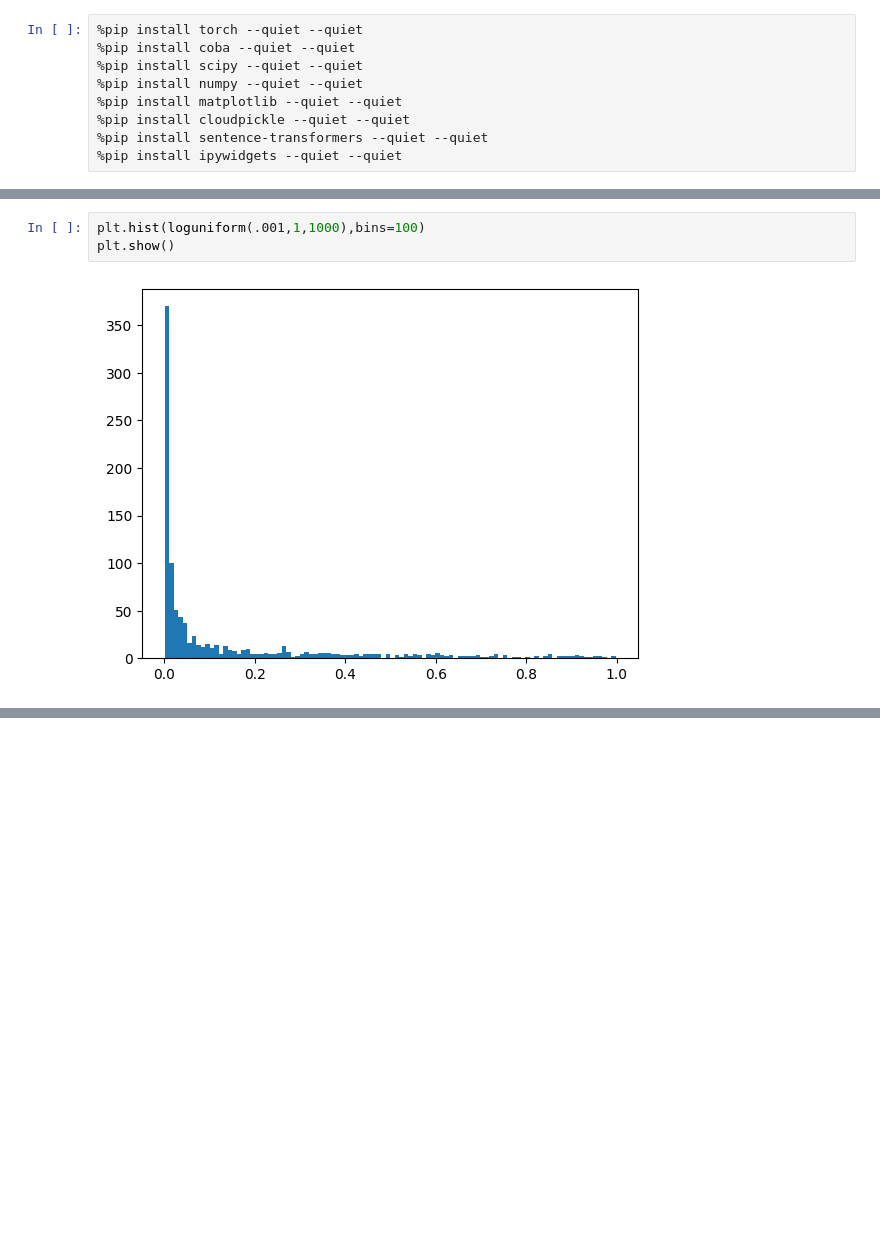
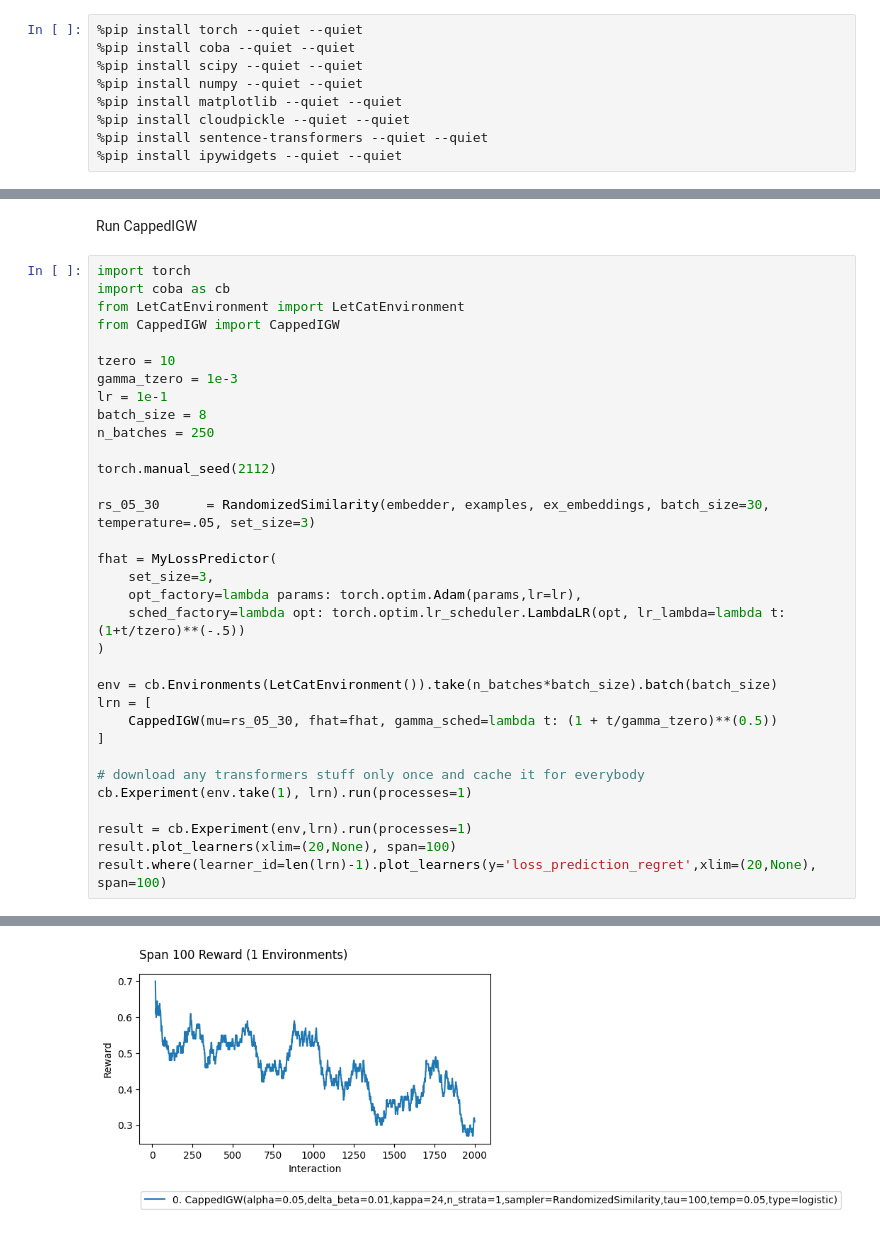
Before and after one commit to mrucker/onoff_experiments, a Jupyter notebook: demo/demo-example-selector.ipynb, the cells around one changed output, grey strips where cells are left out. Saved outputs shown, nothing was run; the diff lists cells and outputs as text; blank space fills up the shorter version.

```diff
--- a/demo/demo-example-selector.ipynb
+++ b/demo/demo-example-selector.ipynb
@@ -354,5 +252,36 @@ tensor([0.0017, 0.0023, 0.7703, 0.0027, 0.0160, 0.0047, 0.0074, 0.0011, 0.0100,
-# %%
-plt.hist(loguniform(.001,1,1000),bins=100)
-plt.show()
-# %% [output]
-[figure, removed]
+# %% [markdown]
+Run CappedIGW
+# %%
+import torch
+import coba as cb
+from LetCatEnvironment import LetCatEnvironment
+from CappedIGW import CappedIGW
+
+tzero = 10
+gamma_tzero = 1e-3
+lr = 1e-1
+batch_size = 8
+n_batches = 250
+
+torch.manual_seed(2112)
+
+rs_05_30      = RandomizedSimilarity(embedder, examples, ex_embeddings, batch_size=30, temperature=.05, set_size=3)
+
+fhat = MyLossPredictor(
+    set_size=3,
+    opt_factory=lambda params: torch.optim.Adam(params,lr=lr),
+    sched_factory=lambda opt: torch.optim.lr_scheduler.LambdaLR(opt, lr_lambda=lambda t:(1+t/tzero)**(-.5))
+)
+
+env = cb.Environments(LetCatEnvironment()).take(n_batches*batch_size).batch(batch_size)
+lrn = [
+    CappedIGW(mu=rs_05_30, fhat=fhat, gamma_sched=lambda t: (1 + t/gamma_tzero)**(0.5))
+]
+
+# download any transformers stuff only once and cache it for everybody
+cb.Experiment(env.take(1), lrn).run(processes=1)
+
+result = cb.Experiment(env,lrn).run(processes=1)
+result.plot_learners(xlim=(20,None), span=100)
+result.where(learner_id=len(lrn)-1).plot_learners(y='loss_prediction_regret',xlim=(20,None), span=100)
+# %% [output]
@@ -358,0 +302 @@ plt.show()
+[figure, added]
```
Also changed, not shown: parts of 17 cells of this notebook.
